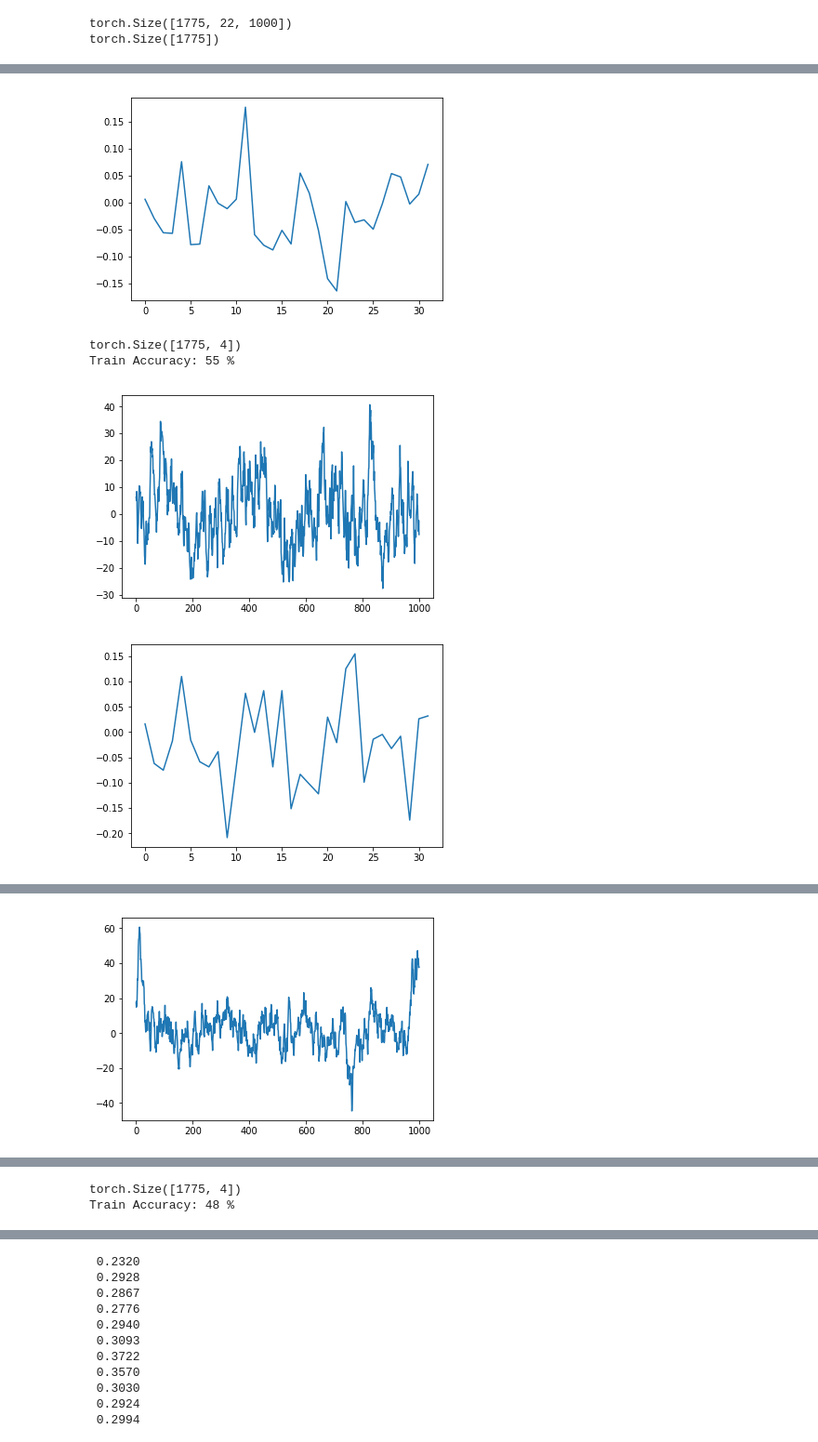
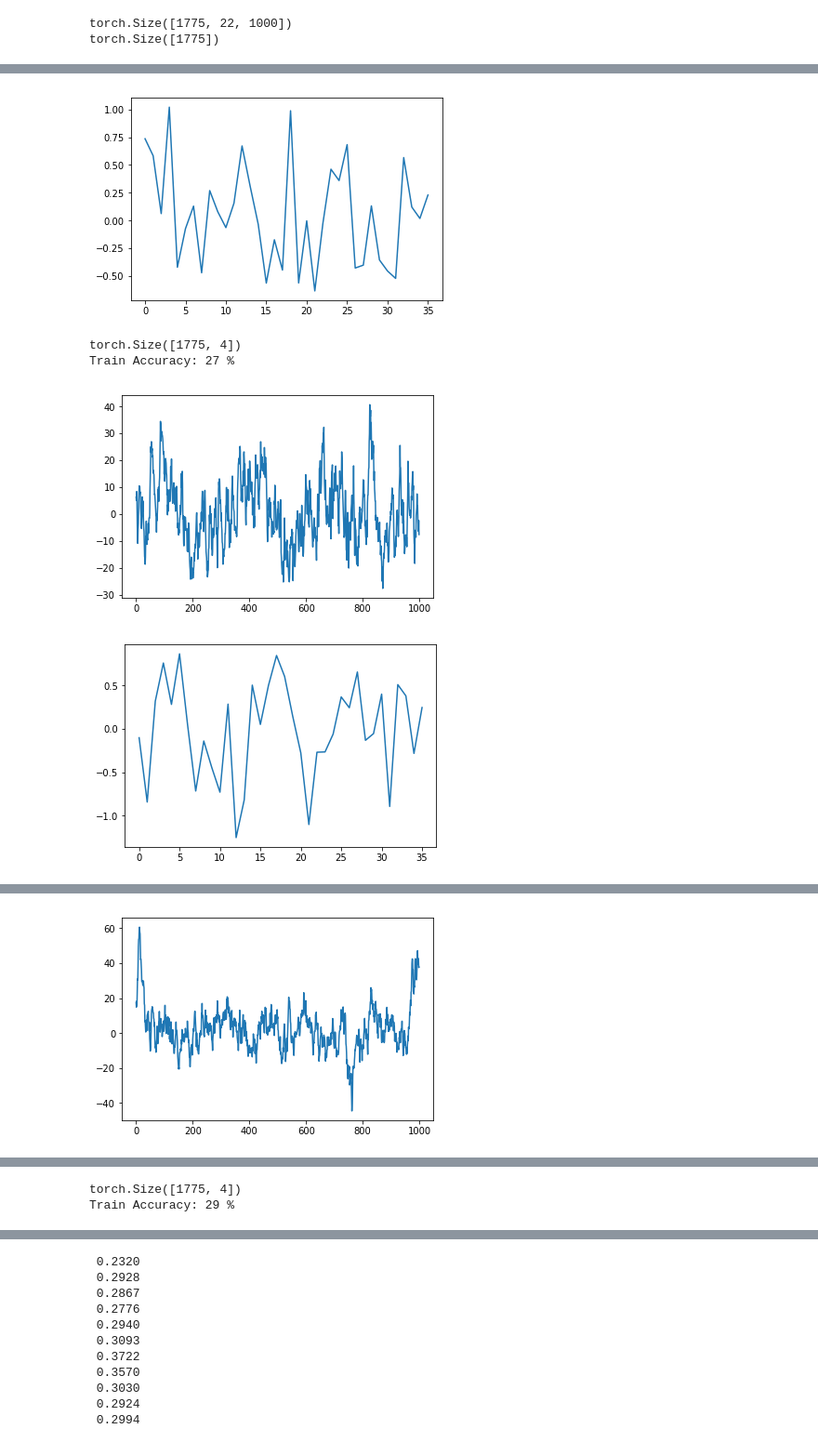
Before and after one commit to jayanthjaiswal/dl-project, a Jupyter notebook: src/vanilla_rnn/Vanilla RNN.ipynb, the cells around one changed output, grey strips where cells are left out. Shown at 93% size. Saved outputs shown, nothing was run; the diff lists cells and outputs as text; code cells hidden in the pictures.

```diff
--- a/src/vanilla_rnn/Vanilla RNN.ipynb
+++ b/src/vanilla_rnn/Vanilla RNN.ipynb
@@ -174,7 +174,8 @@ val_loader = torch.utils.data.DataLoader(dataset=val_dataset,
 # %%
 # Optimizer Hyper Parameters
 learning_rate = 1e-3
-reg_weight = 0.1
+reg_hidden_weight = 1.0
+reg_weight_size = 0.01
 NUM_CLASSES = 4
 
 # Debug Parameters
@@ -203,10 +204,11 @@ FCC_SANITY = False
 net.initialize_weights()
 
 criterion = nn.CrossEntropyLoss()
-optimizer = torch.optim.Adam(net.parameters(), lr=learning_rate)
+#optimizer = torch.optim.RMSprop(net.parameters(), lr=learning_rate)
+optimizer = torch.optim.Adam(net.parameters(), lr=learning_rate)#, weight_decay=0.01)
 
 
-#optimizer = torch.optim.SGD(net.parameters(), lr=learning_rate, momentum=0.9)
+#optimizer = torch.optim.SGD(net.parameters(), lr=learning_rate, momentum=0.9, nesterov=True)
 
 
 for s in net.parameters():
@@ -296,20 +301,26 @@ for epoch in range(num_epochs):
         loss1 = criterion(outputs, labels)
         loss1.backward(retain_graph=True)
 
-        nl = net.loss_regularizer()
+        ## hidden state vanishing gradient regularizer
+        hidden_loss, size_loss = net.loss_regularizer()
 
-        loss = loss1 + reg_weight*nl
+        ## general weight l2 regularizer()
+
+        loss = loss1 + reg_hidden_weight*hidden_loss + reg_weight_size*size_loss
 
         #loss = criterion(outputs, labels)
 
         loss_history.append(loss)
         loss.backward()
 
+        nn.utils.clip_grad_norm(net.parameters(), 100)
         optimizer.step()
 
-        print ('Epoch [%d/%d], Iter [%d/%d] Loss: [----- %.4f = %.4f + %.2f * %.4f-----]'
+        print ('Epoch [%d/%d], Iter [%d/%d] Loss: [----- %.4f = %.4f + %.2f * %.4f + %.2f * %.4f -----]'
                %(epoch+1, num_epochs, i+1, rnn_training_data_X.shape[0]*1.0/batch_size,
-                 loss.data[0], loss1.data[0], reg_weight, nl.data[0]))
+                 loss.data[0], loss1.data[0],
+                 reg_hidden_weight, hidden_loss.data[0],
+                 reg_weight_size, size_loss.data[0]))
 
     ######################## PER EPOCH EVALUATION
 
@@ -323,7 +334,7 @@ for epoch in range(num_epochs):
 
         stats = [n, grad_max, abs_grad_mean]
 
-        if (abs_grad_mean < 1e-5):
+        if (abs_grad_mean < 1e-4):
             stats.append('SMALL')
             bad_grads.append(stats)
         elif (1 < abs_grad_mean):
@@ -400,8 +411,8 @@ max: 5.73694705963e-07, mean: 1.27194653032e-07
 [figure]
-[figure, old version]
+[figure, new version]
 torch.Size([1775, 4])
-Train Accuracy: 55 %
+Train Accuracy: 27 %
 [figure]
-[figure, old version]
+[figure, new version]
 predicted set [0 1 2 3]
 label set [0 1 2 3]
@@ -425,3 +436,3 @@ max: 5.96046447754e-08, mean: 1.59488990903e-07
 torch.Size([1775, 4])
-Train Accuracy: 48 %
+Train Accuracy: 29 %
 [figure]
```
Also changed, not shown: parts of 3 cells of this notebook, 1 other file.
